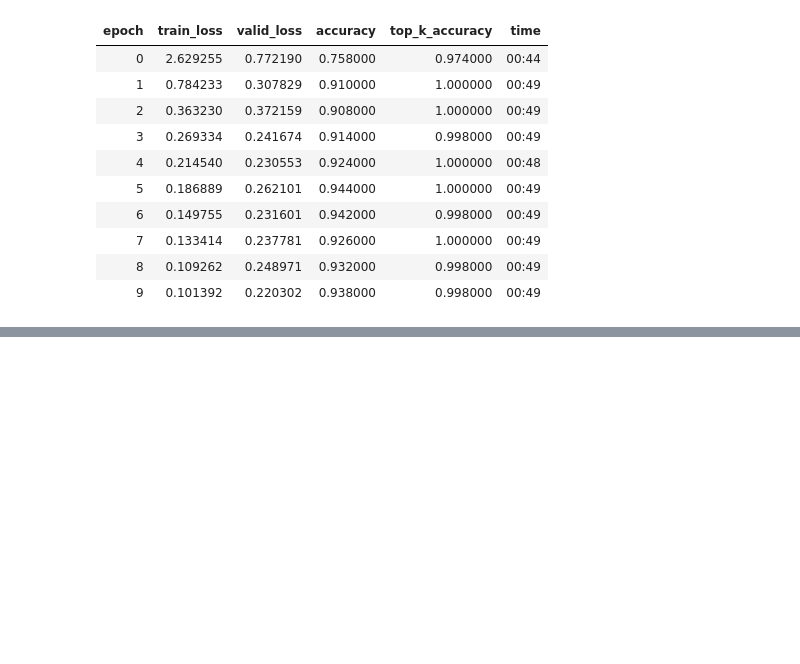
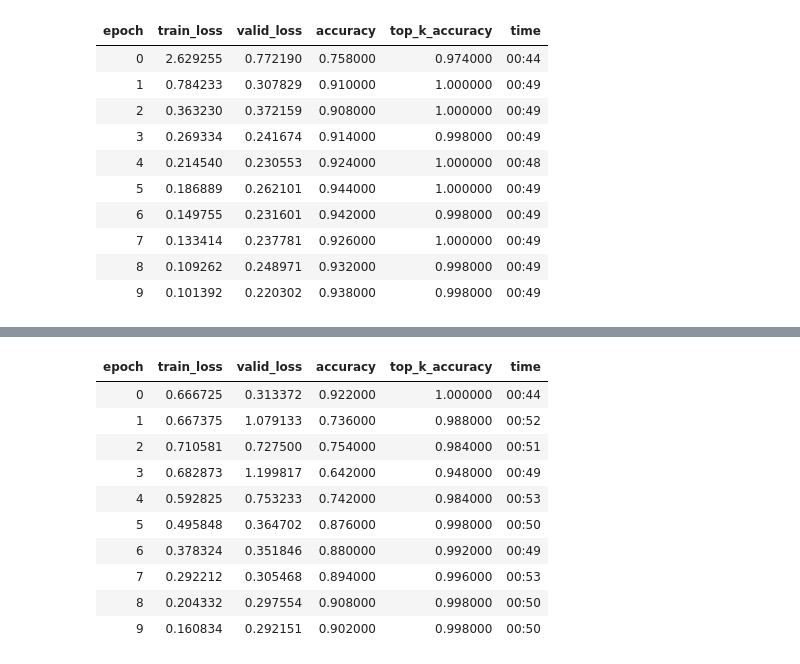
Before and after one commit to mgrankin/SimpleSelfAttention, a Jupyter notebook: PretrainedExamples.ipynb, the cells around one changed output, grey strips where cells are left out. Cells and saved outputs as stored; diff of their text form; code cells hidden in the pictures; blank space fills up the shorter version.

```diff
--- a/PretrainedExamples.ipynb
+++ b/PretrainedExamples.ipynb
@@ -166,0 +199,15 @@
+# %%
+%run pretrained.py --arch resnet50 --pretrained 1 --woof 1 --size 256 --bs 128 \
+        --mixup 0 --sa 0 --epoch 10  --lr 3e-3 --gpu 2 --opt over9000
+# %% [output]
+| epoch | train_loss | valid_loss | accuracy | top_k_accuracy | time |
+| 0 | 0.666725 | 0.313372 | 0.922000 | 1.000000 | 00:44 |
+| 1 | 0.667375 | 1.079133 | 0.736000 | 0.988000 | 00:52 |
+| 2 | 0.710581 | 0.727500 | 0.754000 | 0.984000 | 00:51 |
+| 3 | 0.682873 | 1.199817 | 0.642000 | 0.948000 | 00:49 |
+| 4 | 0.592825 | 0.753233 | 0.742000 | 0.984000 | 00:53 |
+| 5 | 0.495848 | 0.364702 | 0.876000 | 0.998000 | 00:50 |
+| 6 | 0.378324 | 0.351846 | 0.880000 | 0.992000 | 00:49 |
+| 7 | 0.292212 | 0.305468 | 0.894000 | 0.996000 | 00:53 |
+| 8 | 0.204332 | 0.297554 | 0.908000 | 0.998000 | 00:50 |
+| 9 | 0.160834 | 0.292151 | 0.902000 | 0.998000 | 00:50 |
```
Also changed, not shown: parts of 6 cells of this notebook, 6 other files.
